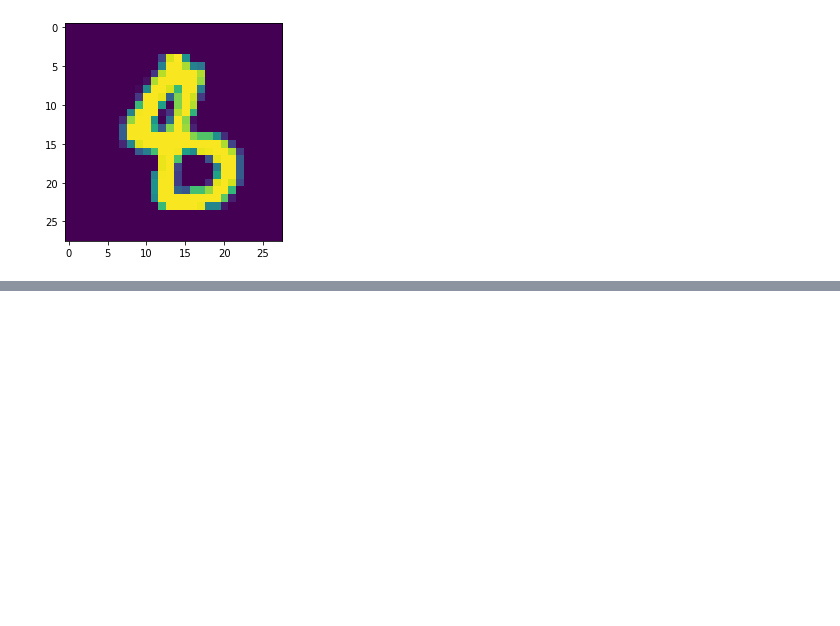
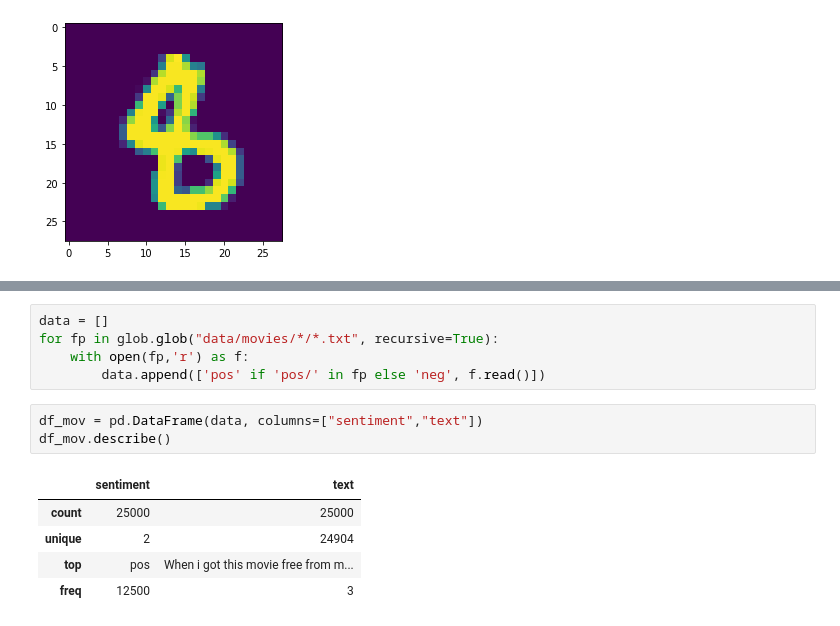
Before and after one commit to jdramirez/UCO_ML_AI, a Jupyter notebook: src/notebook_class/supervisado/supervisado_neural_nets.ipynb, the cells around one changed output, grey strips where cells are left out. Cells and saved outputs as stored; diff of their text form; blank space fills up the shorter version.

```diff
--- a/src/notebook_class/supervisado/supervisado_neural_nets.ipynb
+++ b/src/notebook_class/supervisado/supervisado_neural_nets.ipynb
@@ -401,0 +440,14 @@ plt.imshow(X_test_lg[64].reshape(28,28))
+# %%
+data = []
+for fp in glob.glob("data/movies/*/*.txt", recursive=True):
+    with open(fp,'r') as f:
+        data.append(['pos' if 'pos/' in fp else 'neg', f.read()])
+# %%
+df_mov = pd.DataFrame(data, columns=["sentiment","text"])
+df_mov.describe()
+# %% [output]
+|  | sentiment | text |
+| count | 25000 | 25000 |
+| unique | 2 | 24904 |
+| top | pos | When i got this movie free from m... |
+| freq | 12500 | 3 |
```
Also changed, not shown: parts of 18 cells of this notebook, 4 other files.
